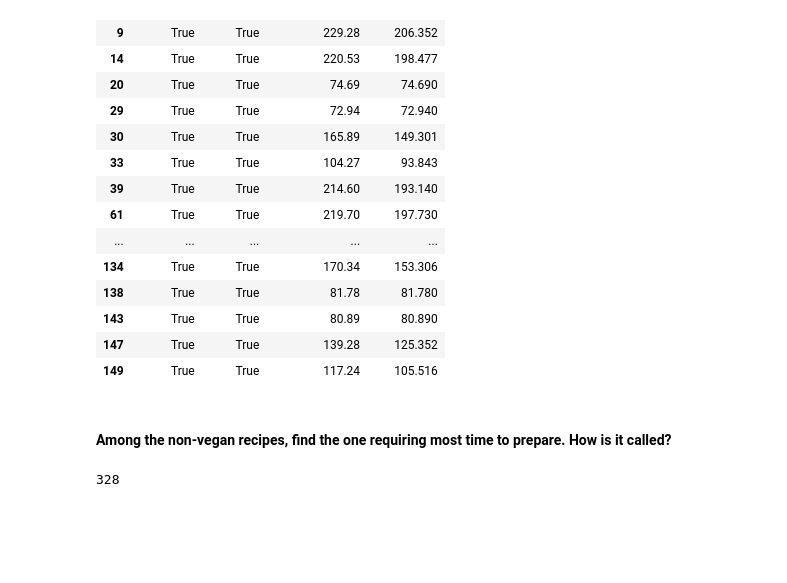
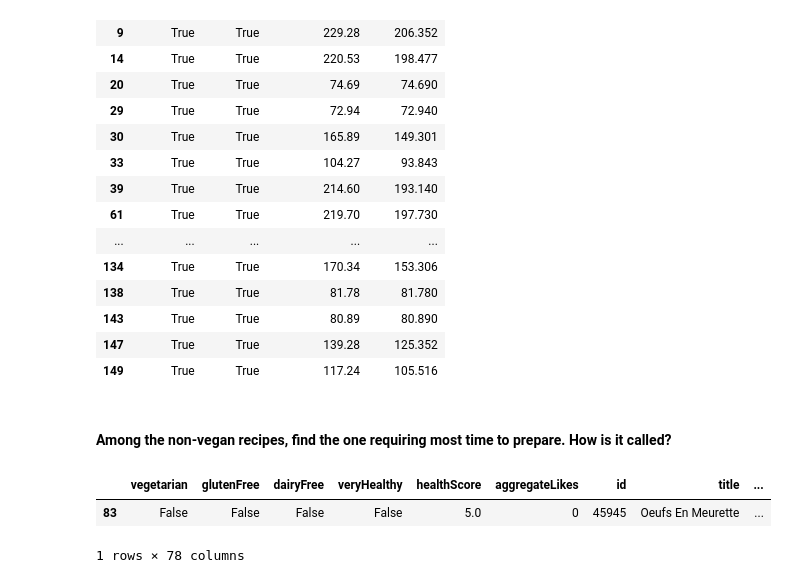
Before and after one commit to archanavkumar/DataAnalyticsProject, a Jupyter notebook: Homework_week4/Week4_homework.ipynb, the cells around one changed output. Drawn from its saved outputs; the diff is of its cells as text; code cells hidden in the pictures; blank space fills up the shorter version.

```diff
--- a/Homework_week4/Week4_homework.ipynb
+++ b/Homework_week4/Week4_homework.ipynb
@@ -185,7 +186,10 @@ See the caveats in the documentation: https://pandas.pydata.org/pandas-docs/stab
 | 149 | True | True | 117.24 | 105.516 |
 # %% [markdown]
 #### Among the non-vegan recipes, find the one requiring most time to prepare. How is it called?
-# %%
-dfnotvegan["readyInMinutes"].max()
-# %% [output]
-328
+# %%
+dfnotveganmax = dfnotvegan[dfnotvegan.readyInMinutes == dfnotvegan.readyInMinutes.max()]
+dfnotveganmax
+# %% [output]
+|  | vegetarian | glutenFree | dairyFree | veryHealthy | healthScore | aggregateLikes | id | title | ... |
+| 83 | False | False | False | False | 5.0 | 0 | 45945 | Oeufs En Meurette | ... |
+1 rows × 78 columns
```
Also changed, not shown: parts of 2 cells of this notebook.
